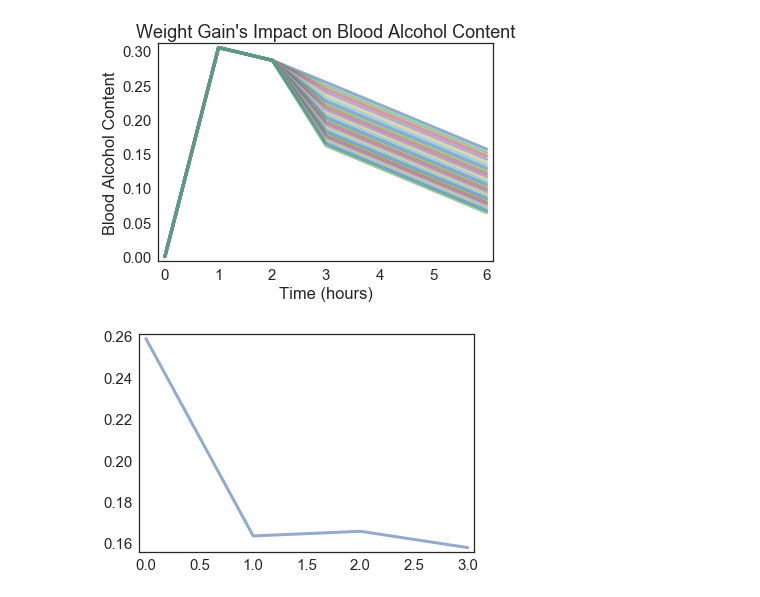
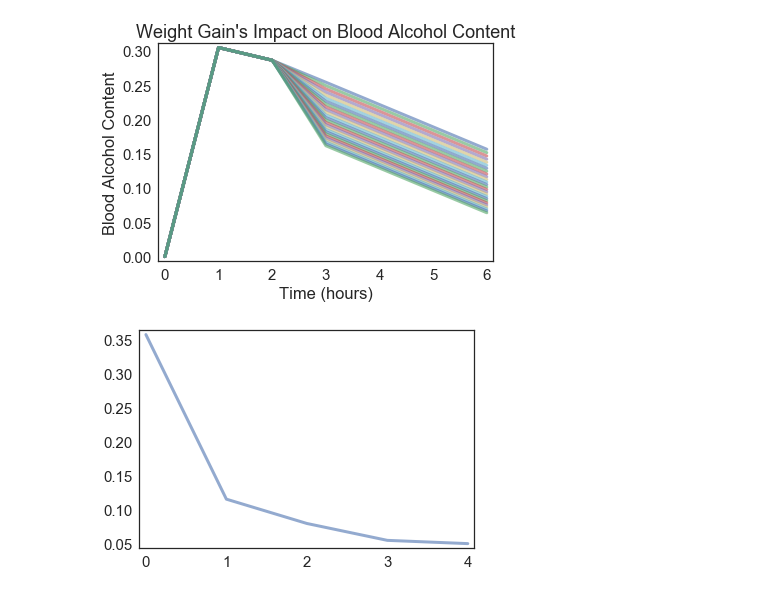
Before and after one commit to Utsav22G/bac_project, a Jupyter notebook: Model.ipynb, the cells around one changed output. Drawn from its saved outputs; the diff is of its cells as text; code cells hidden in the pictures.

```diff
--- a/Model.ipynb
+++ b/Model.ipynb
@@ -120,6 +120,7 @@ class three_compartment_model():
         """
         Constructor.
         """
+        self.i_c = y1
         self.y1 = y1
         self.y2 = 0
         self.y3 = 0
@@ -134,7 +135,7 @@ class three_compartment_model():
             a1 = self.stomach_processing()
             a2 = self.small_intestine_processing()
             a3 = self.lean_body_processing()
-            results[a] = ((a1) + (a2) + (a3))/3
+            results[a] = (a1 + a2 + a3)/(a + 1)
             if results[a] == 0:
                 results[a] = 0
         return results
@@ -173,7 +174,6 @@ class three_compartment_model():
     def stomach_processing_slope(c):
         return ((-5.07*c)/(1.00 + (0.42*c)**2))
 
-
     @staticmethod
     def small_intestine_slope(y1, y2):
         return ((5.07*y1)/(1.00 + (0.42*y1)**2)) - 7.05*y2
@@ -188,10 +188,10 @@ ylabel("Blood Alcohol Content")
 <matplotlib.text.Text at 0x...>
 [figure]
 # %%
-three = three_compartment_model(.22)
-plot(three.model_alcohol_processing(4))
-# plot(three_compartment_model.model_alcohol_processing(.08, 15))
+three = three_compartment_model(.10)
+plot(three.model_alcohol_processing(5))
+    # plot(three_compartment_model.odel_alcohol_processing(.08, 15))
 # plot(three_compartment_model.stomach_processing(.33, 15))
 # model_processing_after_eating params d, t, time_of_eating, initial_weight, weight_gain, time_of_eating_2, weight_gain_2, food_2 = None
 # %% [output]
-[figure, old version]
+[figure, new version]
```
